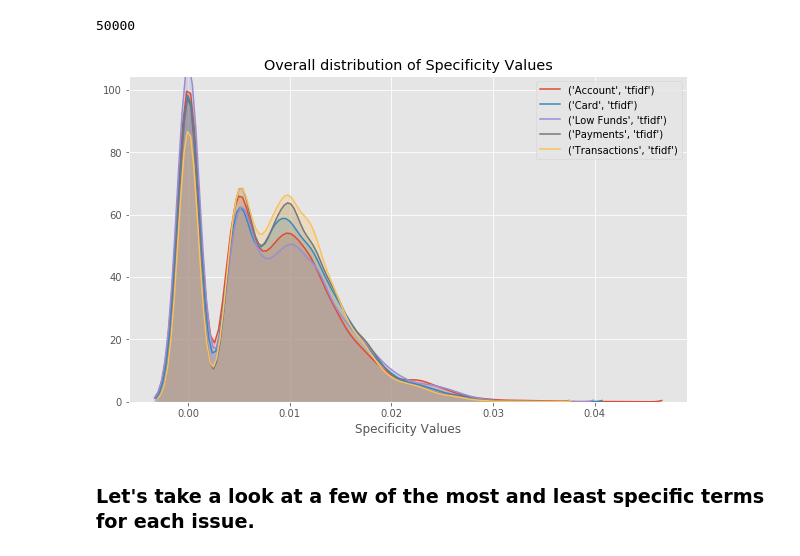
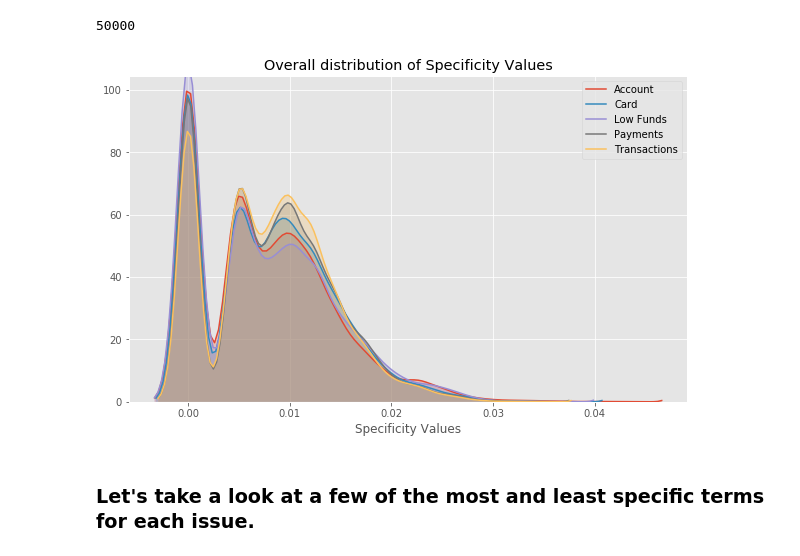
Before and after one commit to swfisher/springboard, a Jupyter notebook: complaints/reports/complaints_data_story.ipynb, the cells around one changed output. Drawn from its saved outputs; the diff is of its cells as text; code cells hidden in the pictures.

Commit message:
'Fixed labels on KDE plot of specifity values for data story.'

```diff
--- a/complaints/reports/complaints_data_story.ipynb
+++ b/complaints/reports/complaints_data_story.ipynb
@@ -222,13 +222,13 @@ len(glob_df.loc[:,(slice(None),'tfidf')].values.flatten())
 # %%
 plt.figure(figsize=(10,6))
 plt.title("Overall distribution of Specificity Values")
 for issue in issues:
-    sns.kdeplot(glob_df.loc[:,(issue,'tfidf')],shade=True)
+    sns.kdeplot(glob_df.loc[:,(issue,'tfidf')],shade=True,label=issue)
 plt.xlabel('Frequency')
 plt.xlabel('Specificity Values')
 plt.show()
 # %% [output]
-[figure, old version]
+[figure, new version]
 # %% [markdown]
 ### Let's take a look at a few of the most and least specific terms for each issue.
 # %%
```
